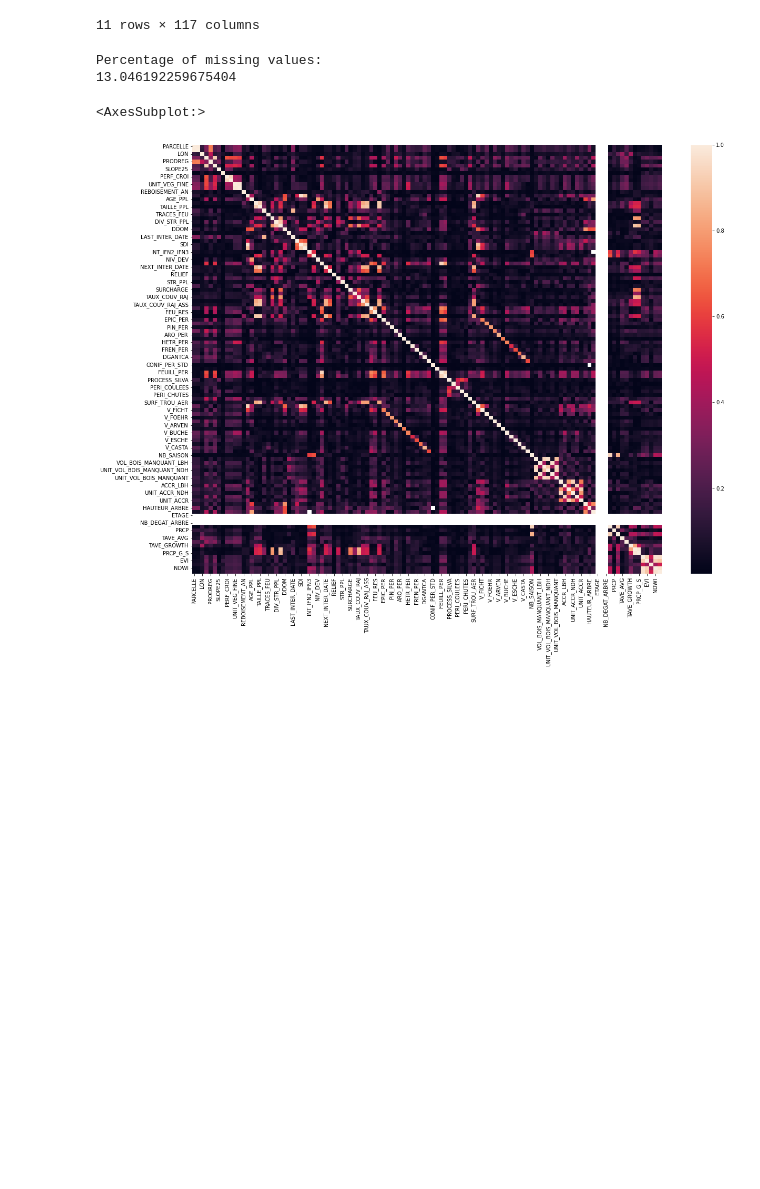
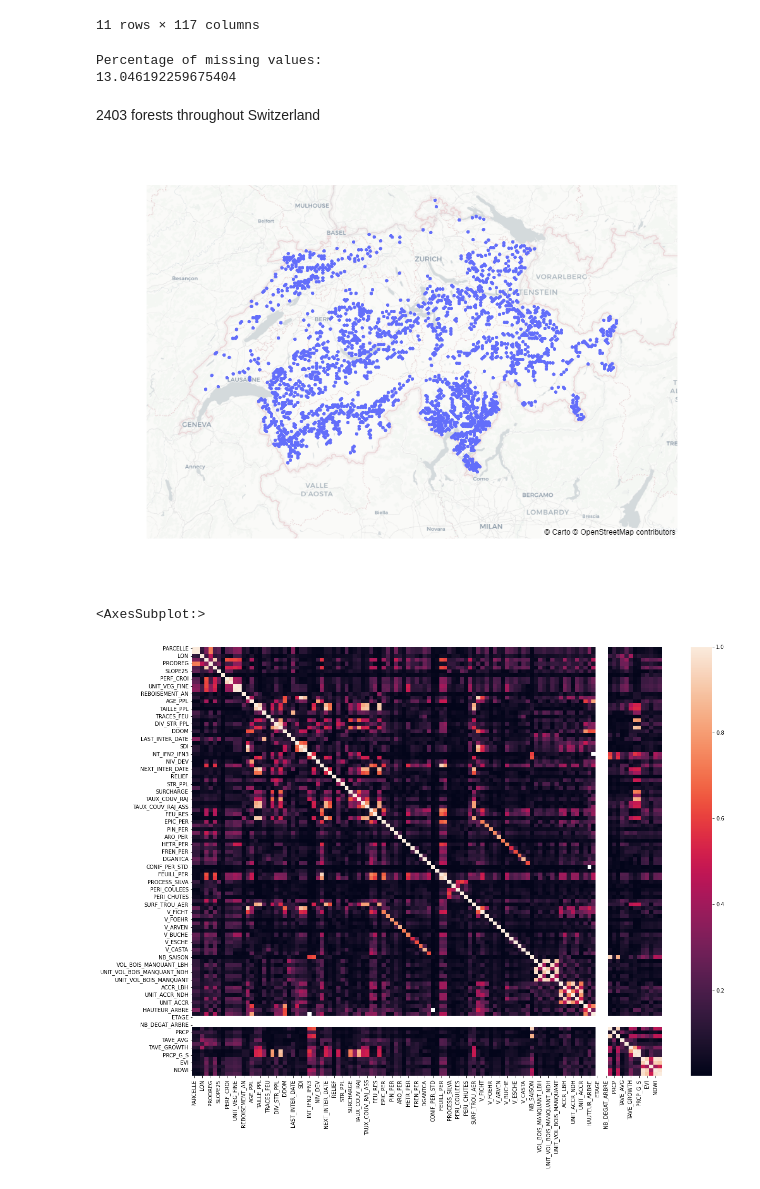
Before and after one commit to Ukratic/Jedha_fullstack, a Jupyter notebook: 6. Protective Forests/eda.ipynb, the cells around one changed output. Cells and saved outputs as stored; diff of their text form; code cells hidden in the pictures; blank space fills up the shorter version.

```diff
--- a/6. Protective Forests/eda.ipynb
+++ b/6. Protective Forests/eda.ipynb
@@ -30,6 +30,13 @@ print(data.isnull().sum().sum()/data.shape[0]/data.shape[1]*100)
 # %% [output]
 Percentage of missing values:
 13.046192259675404
+# %% [markdown]
+2403 forests throughout Switzerland
+# %%
+fig = px.scatter_mapbox(data, lat="LAT", lon="LON", zoom=6.75, mapbox_style="carto-positron",width=1000,height=700)
+fig.show('png')
+# %% [output]
+[figure, added]
 # %%
 plt.figure(figsize = (20,15))
 corr = data.corr()
```
Also changed, not shown: parts of 6 cells of this notebook, 7 other files.
